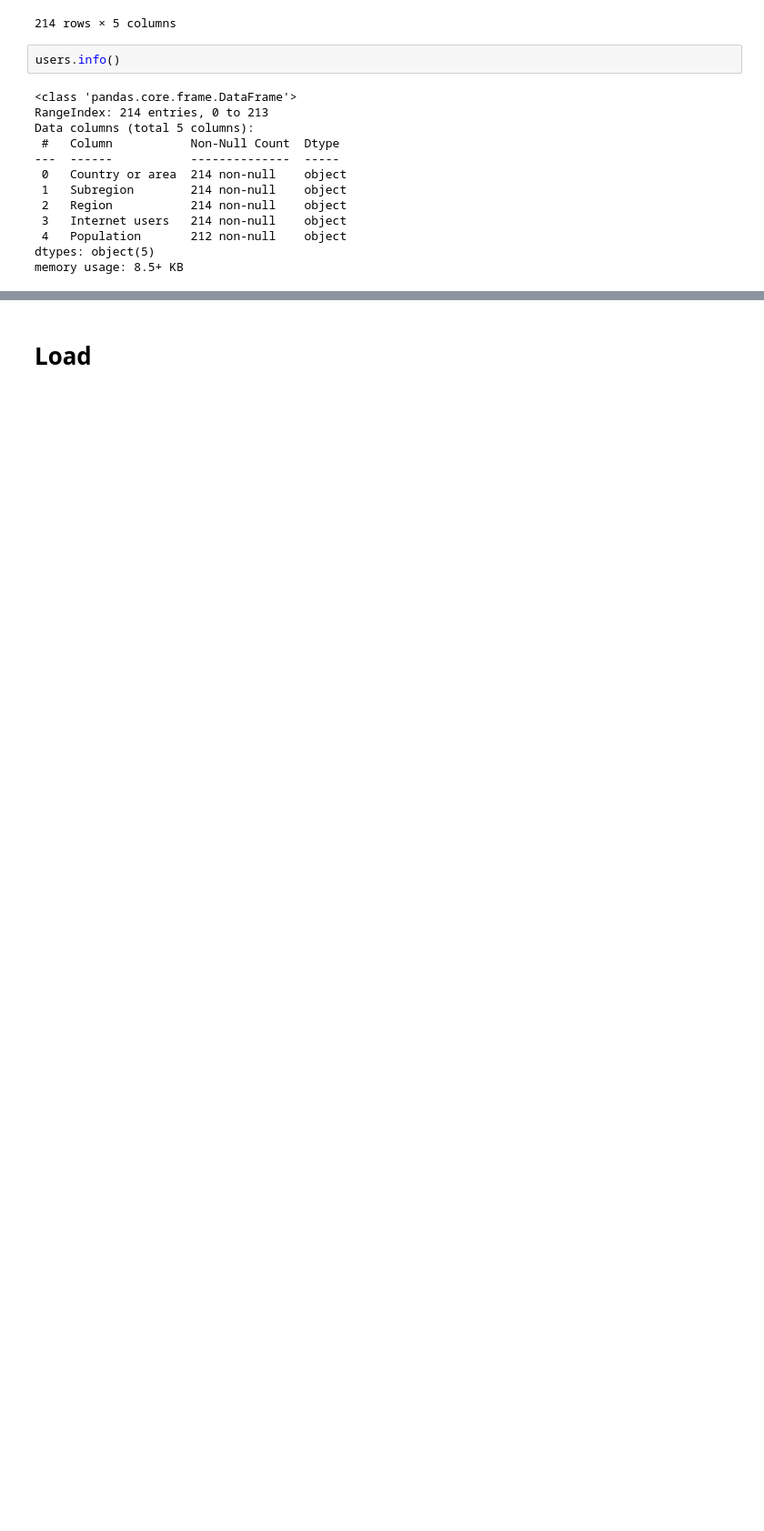
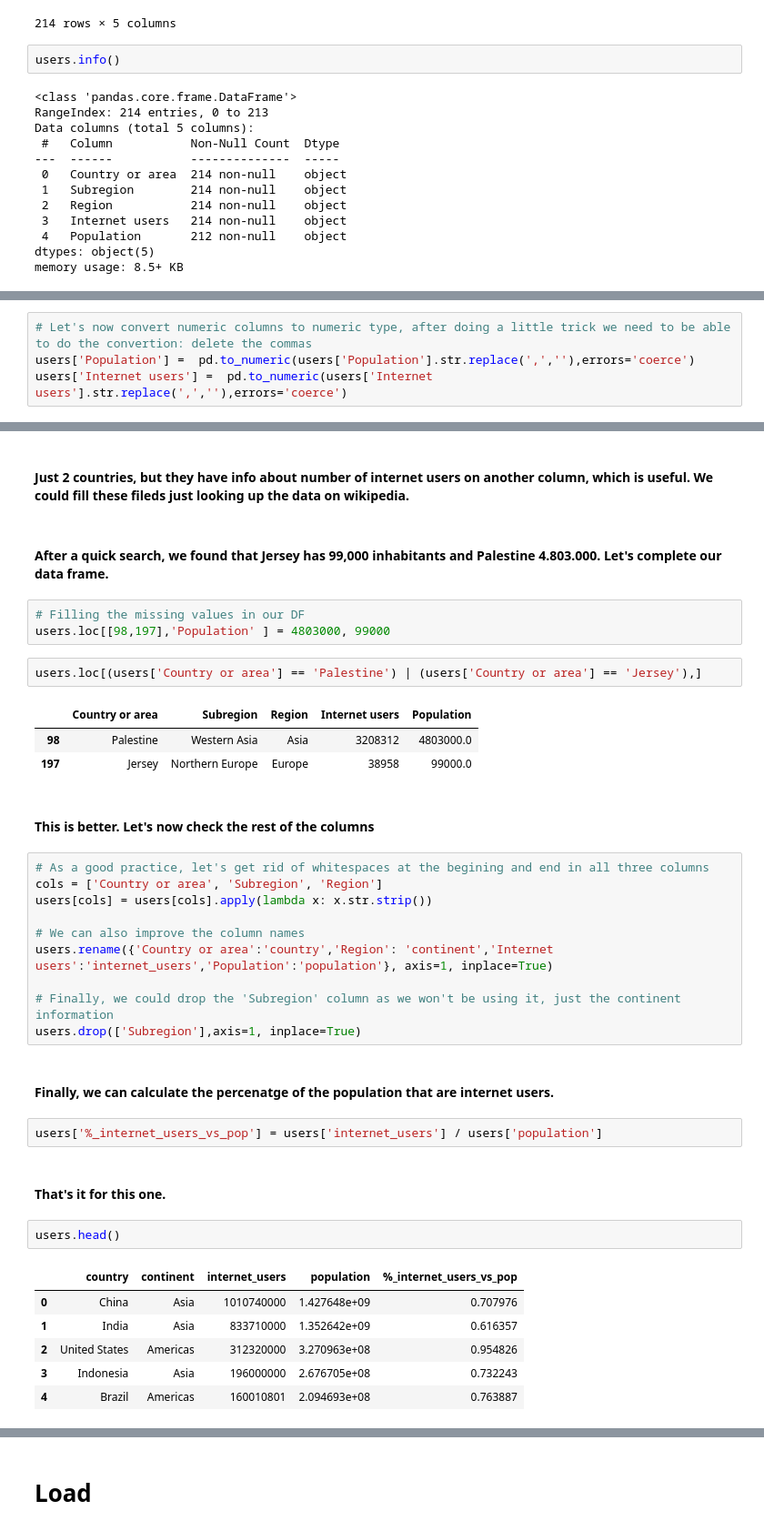
Before and after one commit to ManuelEspitia1/cerebro, a Jupyter notebook: webproject.ipynb, the cells around one changed output, grey strips where cells are left out. Shown: that part at 91% size. Drawn from its saved outputs; the diff is of its cells as text; blank space fills up the shorter version.

Commit message:
Finished the users data frame. corrected batch clear function of exporting

```diff
--- a/webproject.ipynb
+++ b/webproject.ipynb
@@ -487,0 +488,4 @@ memory usage: 8.5+ KB
+# %%
+# Let's now convert numeric columns to numeric type, after doing a little trick we need to be able to do the convertion: delete the commas
+users['Population'] =  pd.to_numeric(users['Population'].str.replace(',',''),errors='coerce')
+users['Internet users'] =  pd.to_numeric(users['Internet users'].str.replace(',',''),errors='coerce')
@@ -487,0 +501,40 @@ memory usage: 8.5+ KB
+# %% [markdown]
+#### Just 2 countries, but they have info about number of internet users on another column, which is useful. We could fill these fileds just looking up the data on wikipedia.
+# %% [markdown]
+#### After a quick search, we found that Jersey has 99,000 inhabitants and Palestine 4.803.000. Let's complete our data frame.
+# %%
+# Filling the missing values in our DF
+users.loc[[98,197],'Population' ] = 4803000, 99000
+# %%
+users.loc[(users['Country or area'] == 'Palestine') | (users['Country or area'] == 'Jersey'),]
+# %% [output]
+|  | Country or area | Subregion | Region | Internet users | Population |
+| 98 | Palestine | Western Asia | Asia | 3208312 | 4803000.0 |
+| 197 | Jersey | Northern Europe | Europe | 38958 | 99000.0 |
+# %% [markdown]
+#### This is better. Let's now check the rest of the columns
+# %%
+# As a good practice, let's get rid of whitespaces at the begining and end in all three columns
+cols = ['Country or area', 'Subregion', 'Region']
+users[cols] = users[cols].apply(lambda x: x.str.strip())
+
+# We can also improve the column names
+users.rename({'Country or area':'country','Region': 'continent','Internet users':'internet_users','Population':'population'}, axis=1, inplace=True)
+
+# Finally, we could drop the 'Subregion' column as we won't be using it, just the continent information
+users.drop(['Subregion'],axis=1, inplace=True)
+# %% [markdown]
+#### Finally, we can calculate the percenatge of the population that are internet users.
+# %%
+users['%_internet_users_vs_pop'] = users['internet_users'] / users['population']
+# %% [markdown]
+#### That's it for this one.
+# %%
+users.head()
+# %% [output]
+|  | country | continent | internet_users | population | %_internet_users_vs_pop |
+| 0 | China | Asia | 1010740000 | 1.427648e+09 | 0.707976 |
+| 1 | India | Asia | 833710000 | 1.352642e+09 | 0.616357 |
+| 2 | United States | Americas | 312320000 | 3.270963e+08 | 0.954826 |
+| 3 | Indonesia | Asia | 196000000 | 2.676705e+08 | 0.732243 |
+| 4 | Brazil | Americas | 160010801 | 2.094693e+08 | 0.763887 |
```
Also changed, not shown: parts of 15 cells of this notebook.
